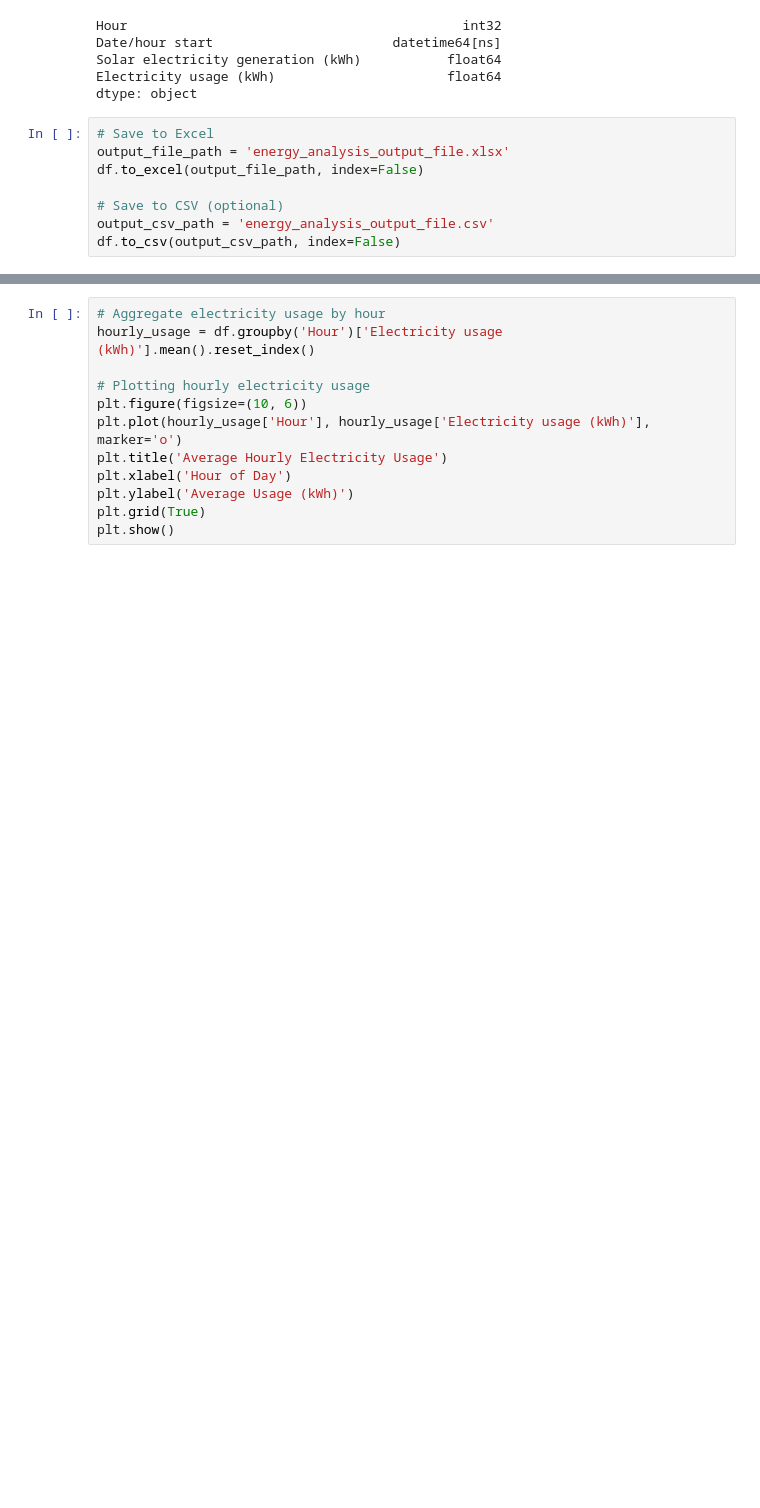
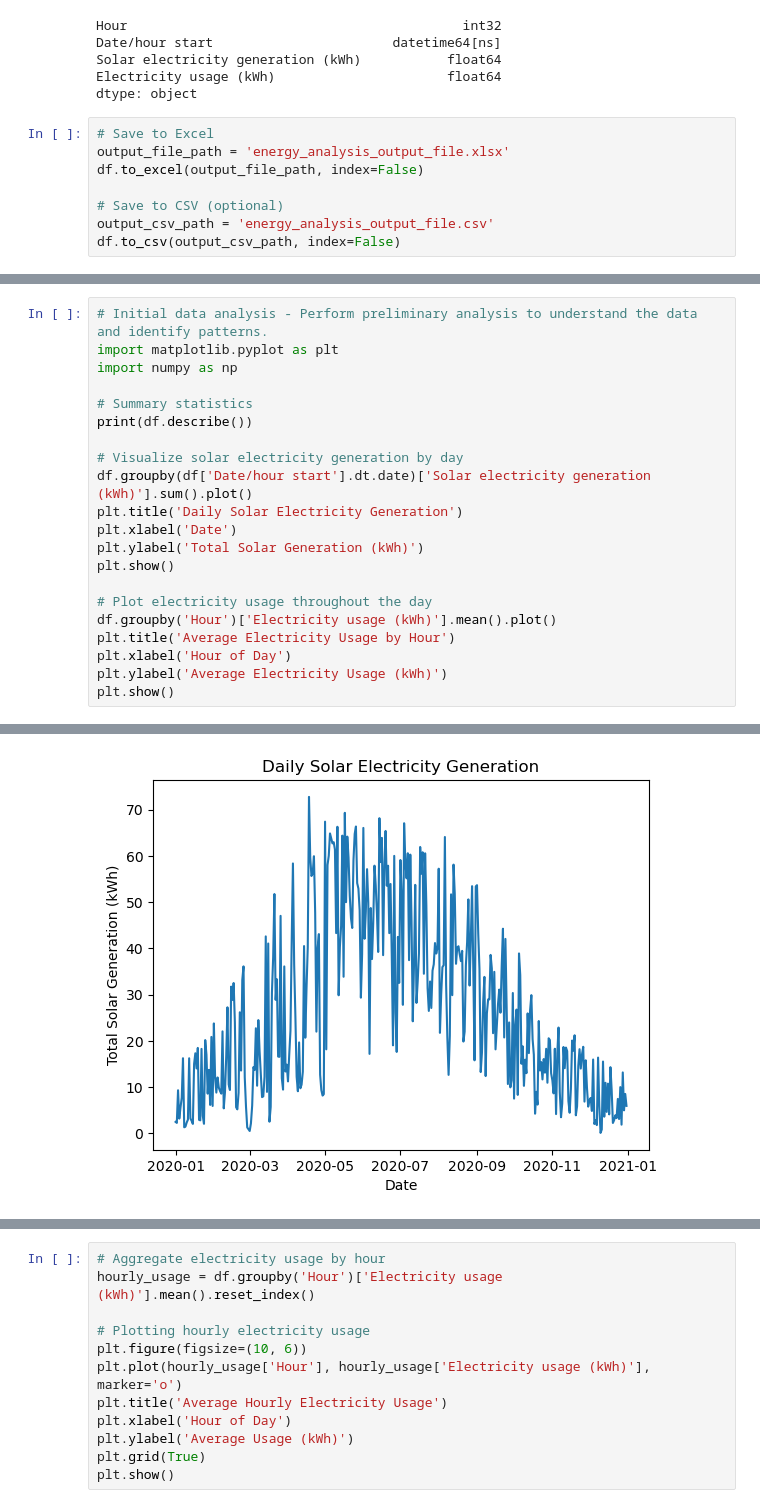
Before and after one commit to GichukiEdwin/Data-Analysis-Notebook, a Jupyter notebook: solar_battery_analysis/solar_battery_analysis.ipynb, the cells around one changed output, grey strips where cells are left out. Drawn from its saved outputs; the diff is of its cells as text; blank space fills up the shorter version.

```diff
--- a/solar_battery_analysis/solar_battery_analysis.ipynb
+++ b/solar_battery_analysis/solar_battery_analysis.ipynb
@@ -137,3 +126,25 @@ Name: Solar electricity generation (kWh), dtype: float64
 4426                 0.603000
 4523                 0.261000
 4811                18.375000
+# %%
+# Initial data analysis - Perform preliminary analysis to understand the data and identify patterns.
+import matplotlib.pyplot as plt
+import numpy as np
+
+# Summary statistics
+print(df.describe())
+
+# Visualize solar electricity generation by day
+df.groupby(df['Date/hour start'].dt.date)['Solar electricity generation (kWh)'].sum().plot()
+plt.title('Daily Solar Electricity Generation')
+plt.xlabel('Date')
+plt.ylabel('Total Solar Generation (kWh)')
+plt.show()
+
+# Plot electricity usage throughout the day
+df.groupby('Hour')['Electricity usage (kWh)'].mean().plot()
+plt.title('Average Electricity Usage by Hour')
+plt.xlabel('Hour of Day')
+plt.ylabel('Average Electricity Usage (kWh)')
+plt.show()
+# %% [output]
@@ -139,0 +170 @@ Name: Solar electricity generation (kWh), dtype: float64
+[figure, added]
```
Also changed, not shown: parts of 14 cells of this notebook, 4 other files.
